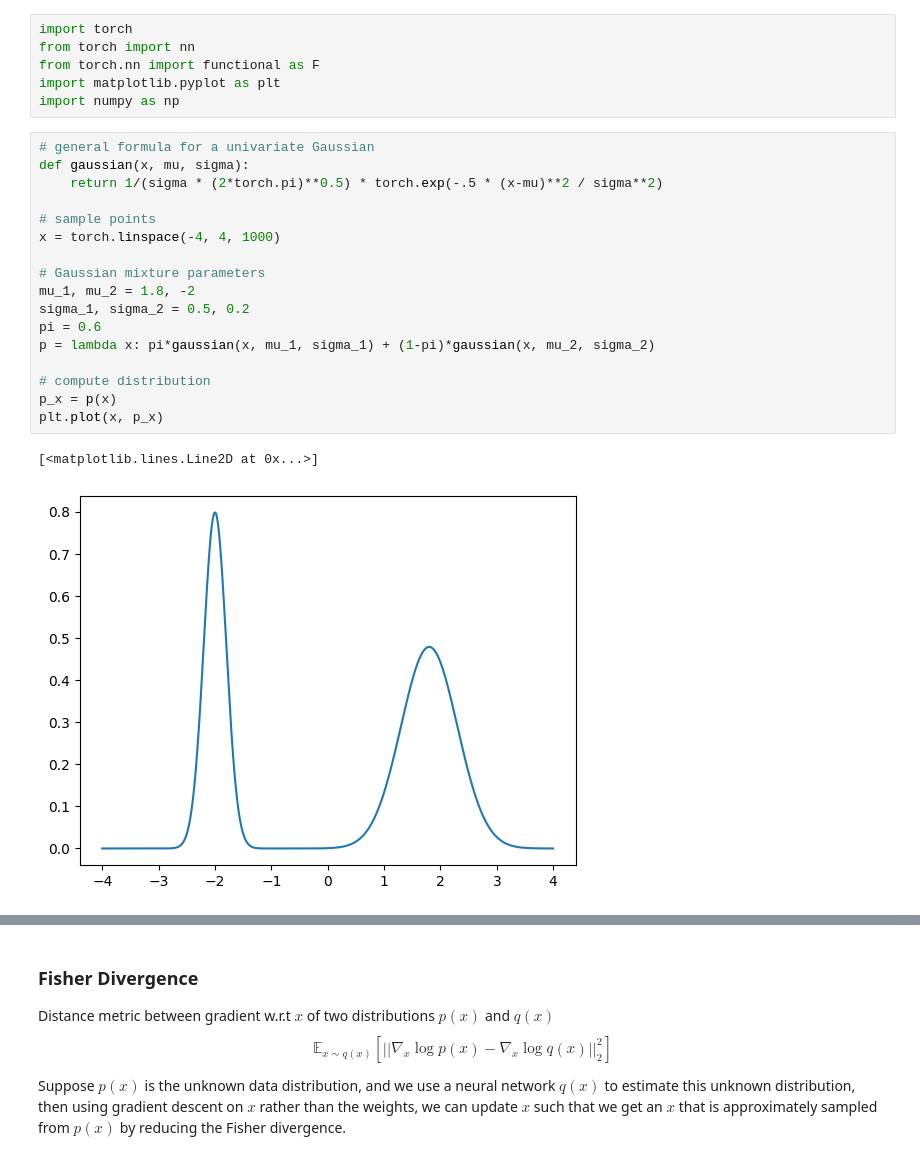
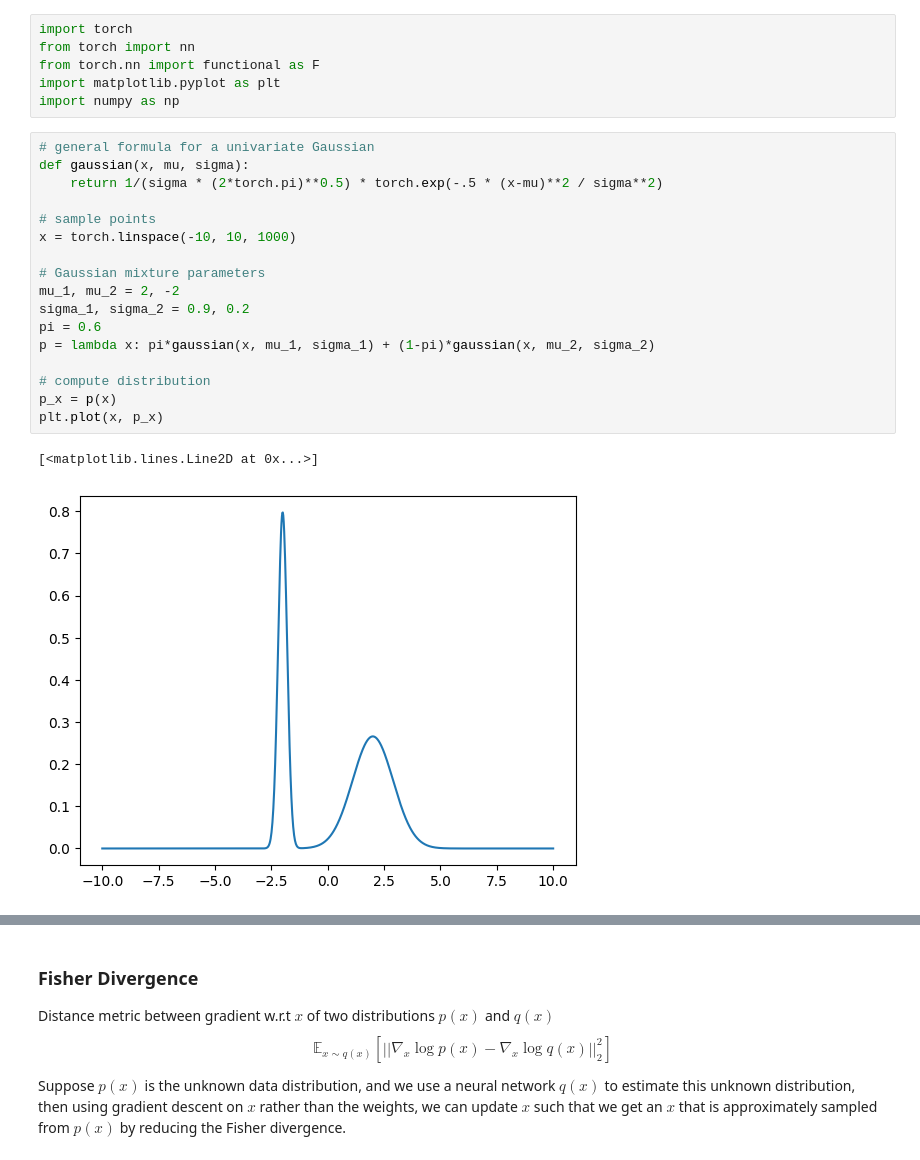
Before and after one commit to Janko-dev/generative_modeling, a Jupyter notebook: notebooks/score_based_models.ipynb, the cells around one changed output, grey strips where cells are left out. Cells and saved outputs as stored; diff of their text form.

```diff
--- a/notebooks/score_based_models.ipynb
+++ b/notebooks/score_based_models.ipynb
@@ -38,22 +35,22 @@ import numpy as np
 # %%
 # general formula for a univariate Gaussian
 def gaussian(x, mu, sigma):
     return 1/(sigma * (2*torch.pi)**0.5) * torch.exp(-.5 * (x-mu)**2 / sigma**2)
 
 # sample points
-x = torch.linspace(-4, 4, 1000)
+x = torch.linspace(-10, 10, 1000)
 
 # Gaussian mixture parameters
-mu_1, mu_2 = 1.8, -2
-sigma_1, sigma_2 = 0.5, 0.2
+mu_1, mu_2 = 2, -2
+sigma_1, sigma_2 = 0.9, 0.2
 pi = 0.6
 p = lambda x: pi*gaussian(x, mu_1, sigma_1) + (1-pi)*gaussian(x, mu_2, sigma_2)
 
 # compute distribution
 p_x = p(x)
 plt.plot(x, p_x)
 # %% [output]
 [<matplotlib.lines.Line2D at 0x...>]
-[figure, old version]
+[figure, new version]
 # %%
 # langevin dynamics steps
```
Also changed, not shown: parts of 8 cells of this notebook, 2 other files.
